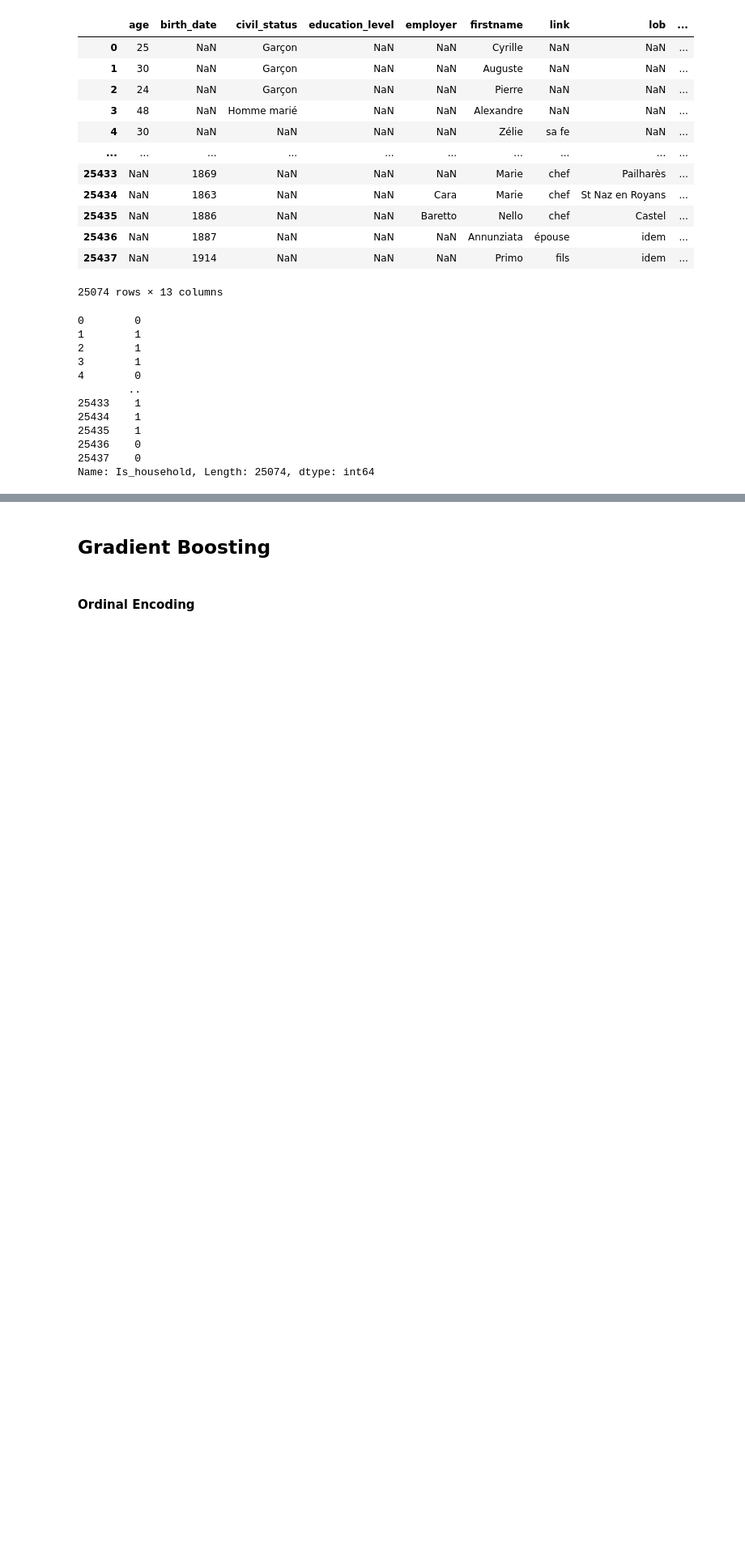
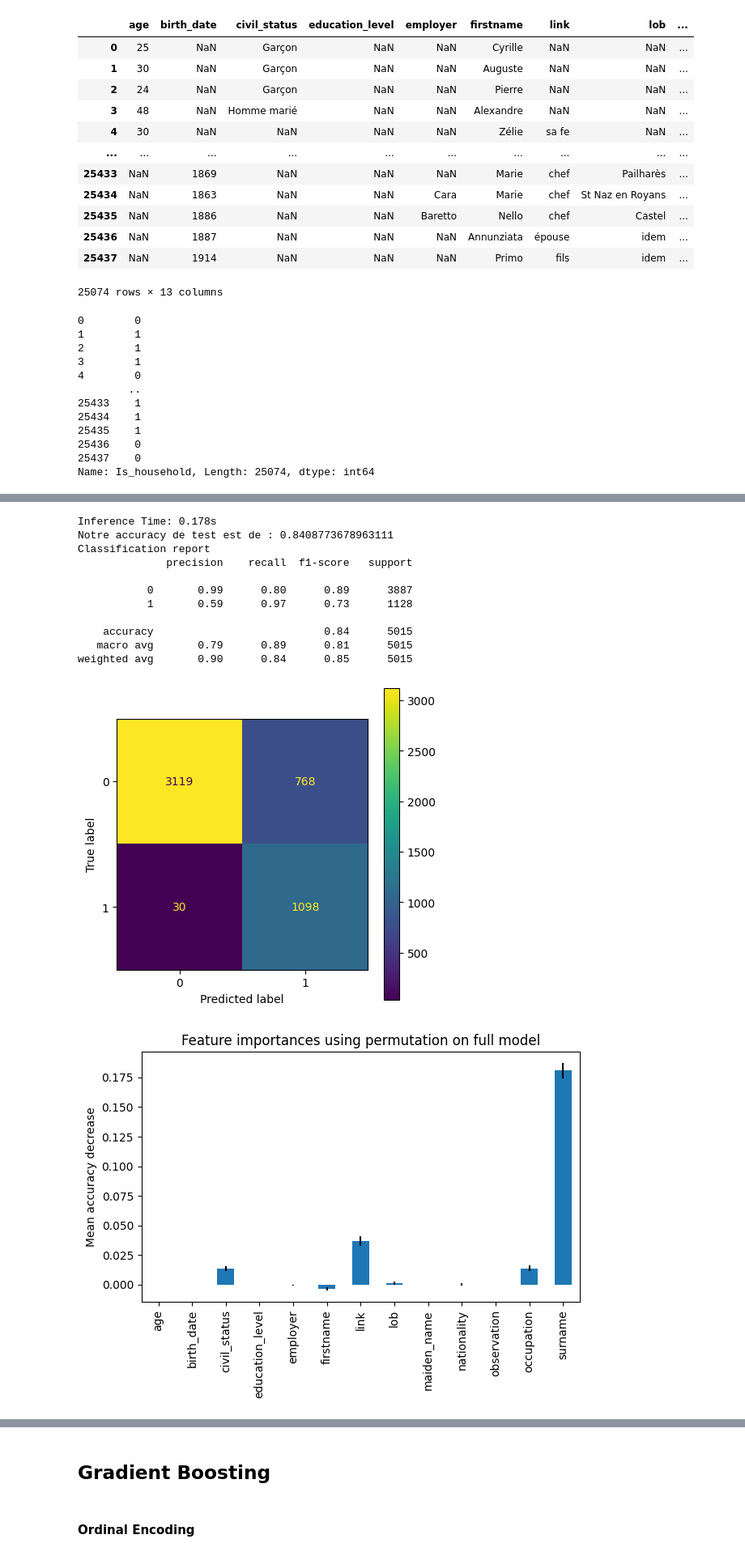
Before and after one commit to AntoineTSP/NLP_ENSAE_Project, a Jupyter notebook: notebooks/Prediction.ipynb, the cells around one changed output, grey strips where cells are left out. Shown at 81% size. Saved outputs shown, nothing was run; the diff lists cells and outputs as text; code cells hidden in the pictures; blank space fills up the shorter version.

Commit message:
Add model prediction pipeline with scikit-learn

```diff
--- a/notebooks/Prediction.ipynb
+++ b/notebooks/Prediction.ipynb
@@ -13,10 +16,11 @@ import matplotlib.pyplot as plt
 # %% [markdown]
 ## Load data and tokens
 # %%
-with open('data/entities.json', 'r') as file:
+!cd NLP_ENSAE_Project
+with open(f'data/entities.json', 'r') as file:
     data = json.load(file)
 
-with open('data/tokens.yml', 'r') as file:
+with open(f'data/tokens.yml', 'r') as file:
     tokens = yaml.safe_load(file)
 
 token_dict = {}
@@ -86,0 +109,2 @@ Name: Is_household, Length: 25074, dtype: int64
+# %%
+X_train_enc, X_test_enc, y_train_enc, y_test_enc = train_test_split(X, y, test_size=0.20, stratify=y)
@@ -86,0 +130,30 @@ Name: Is_household, Length: 25074, dtype: int64
+# %%
+# Let's define a simple pipeline as a simple model
+string_transformer = ColumnTransformer(
+    [
+        (
+            "string",
+            OrdinalEncoder(handle_unknown="use_encoded_value", unknown_value=-1000),
+            description_features_string,
+        )
+    ]
+)
+
+numeric_transformer = Pipeline(
+    steps=[
+        ("imputer", SimpleImputer(strategy="constant", fill_value=-1)),
+        ("scaler", StandardScaler()),
+    ]
+)
+clf = Pipeline(
+    steps=[
+        ("encoder", string_transformer),
+        ("transformer", numeric_transformer),
+        ("classifier", RandomForestClassifier(class_weight='balanced',random_state=42)),
+    ]
+)
+start = time.time()
+clf.fit(X_train_enc, y_train_enc)
+stop = time.time()
+print(f"Training time: {round(stop - start,3)}s")
+clf
@@ -86,0 +181,16 @@ Name: Is_household, Length: 25074, dtype: int64
+# %%
+get_report(clf, X_train_enc, X_test_enc, y_train_enc, y_test_enc, description_features_string, description_features_num, target_features)
+# %% [output]
+Inference Time: 0.178s
+Notre accuracy de test est de : 0.8408773678963111
+Classification report
+              precision    recall  f1-score   support
+
+           0       0.99      0.80      0.89      3887
+           1       0.59      0.97      0.73      1128
+
+    accuracy                           0.84      5015
+   macro avg       0.79      0.89      0.81      5015
+weighted avg       0.90      0.84      0.85      5015
+[figure, added]
+[figure, added]
```
Also changed, not shown: parts of 22 cells of this notebook, 3 other files.
